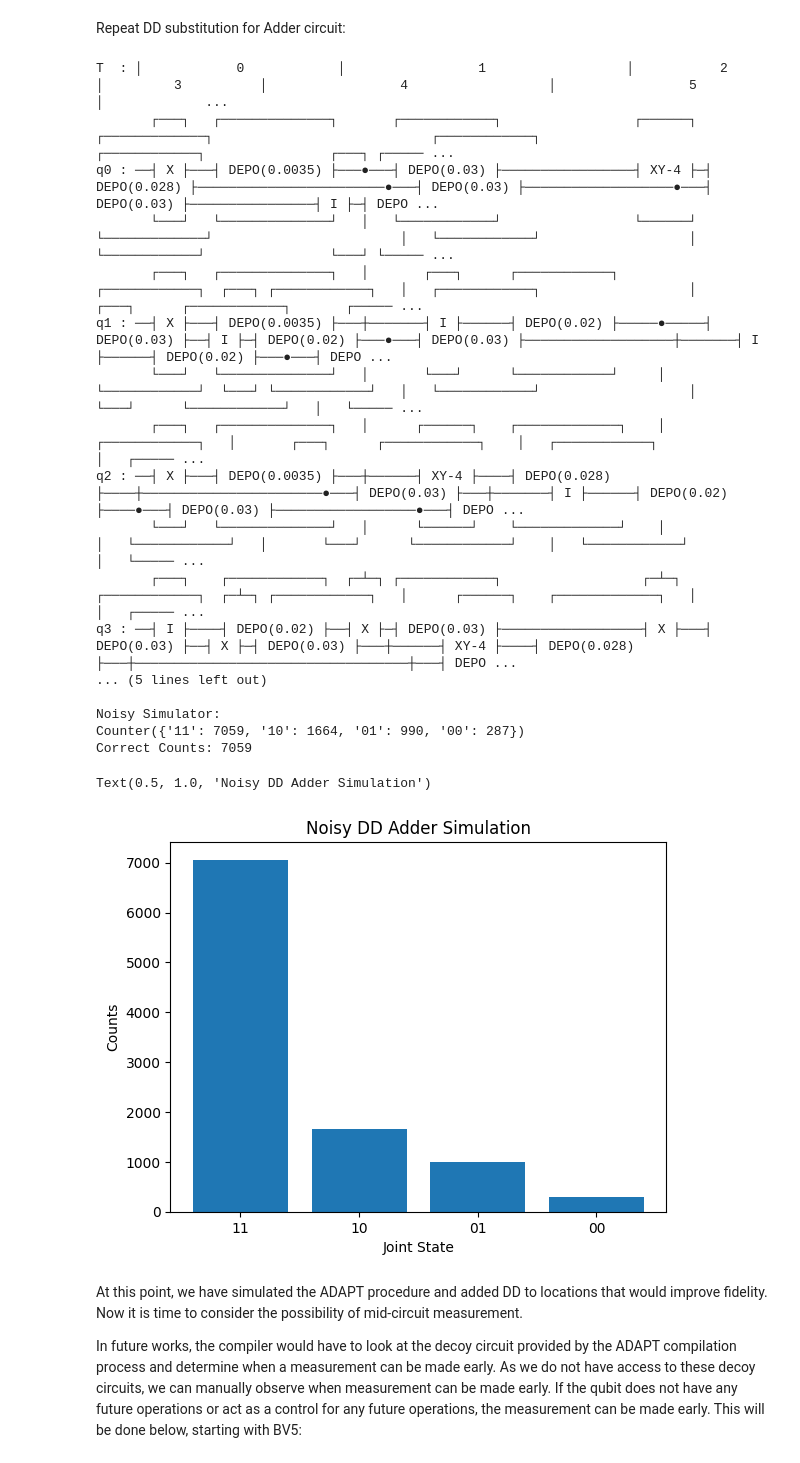
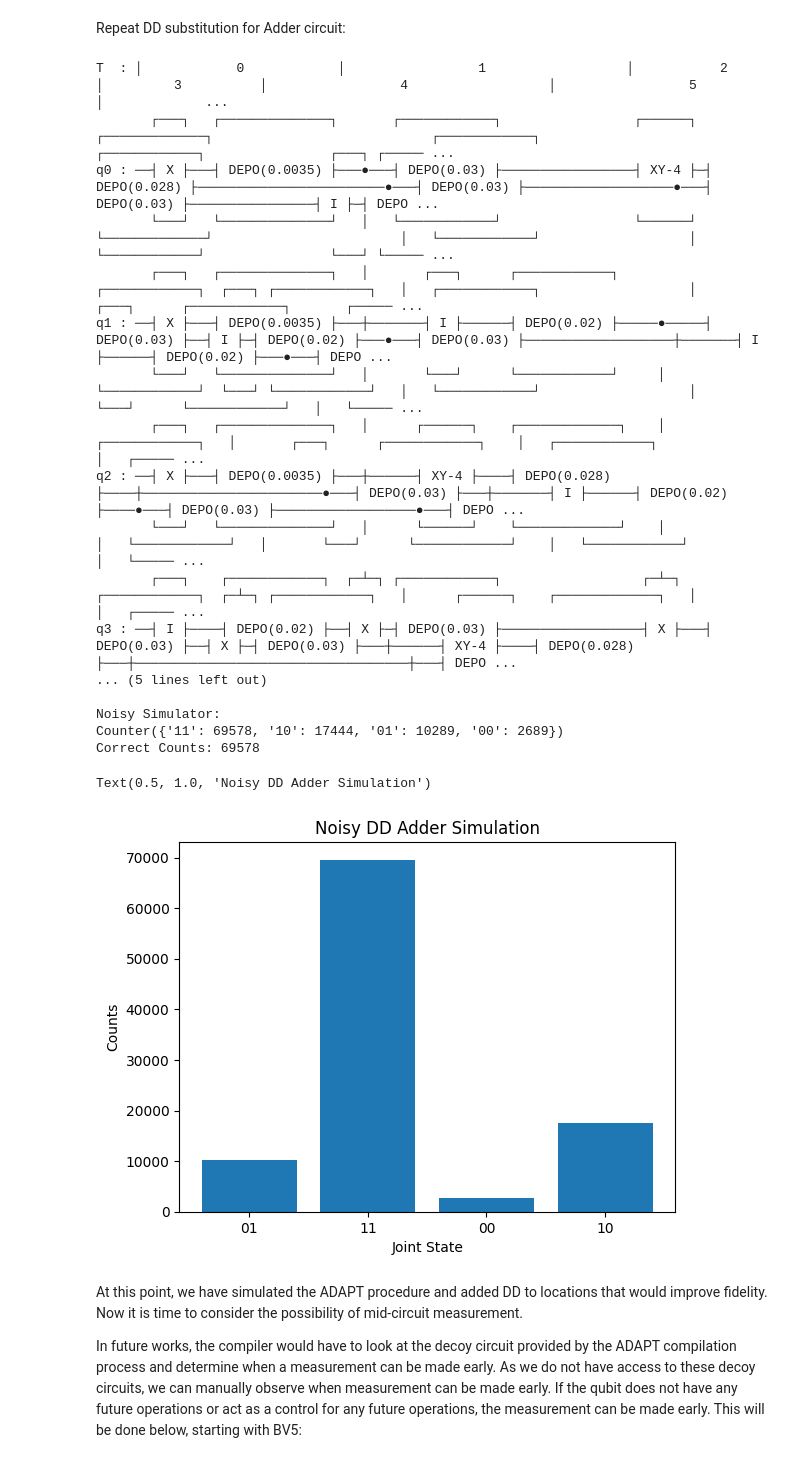
Before and after one commit to pchyrchala/NISQ-Optimization-ADAPT-Using-Mid-Circuit-Measurement, a Jupyter notebook: results.ipynb, the cells around one changed output. Drawn from its saved outputs; the diff is of its cells as text; code cells hidden in the pictures.

```diff
--- a/results.ipynb
+++ b/results.ipynb
@@ -24,9 +20,10 @@ BV5.h(0).h(1).h(2).h(3).h(4)
 BV5.measure(0).measure(1).measure(2).measure(3).measure(4)
 
 print(BV5)
+num_shots = 100000
 
 local_device = LocalSimulator()
-task = local_device.run(BV5, shots=10000)
+task = local_device.run(BV5, shots=num_shots)
 BV5_counts = task.result().measurement_counts
 print("\nDefault Simulator: ")
 print(BV5_counts)
@@ -256,7 +256,7 @@ Because our test circuits are small enough, we are able to consider where to add
 
 We can see from the analysis above that applying DD will not be worth it if idle noise is only applied once between operations, but DD will be worth it if idle noise is applied more than once between operations. DD does not take multiple-qubit gates into consideration. Therefore, we can recreate our circuits with DD applied in windows that would be beneficial, similar to the idea of ADAPT. First, we can simplify the DD process and create an equivalent gate so it is mathematically equivalent but visually easier:
 # %%
-XY_4_Unitary = numpy.array([[1,0],
+XY_4_Unitary = np.array([[1,0],
                             [0,1]])
 
 XY_4_gate = Gate.Unitary(matrix=XY_4_Unitary, display_name="XY-4")
@@ -359,37 +359,37 @@ Noisy_DD_Adder.apply_readout_noise(qubit4_measurement_noise, 4)
 Noisy_DD_Adder.measure(3).measure(4)
 
 print(Noisy_DD_Adder)
 
 noisy_local_device = LocalSimulator("braket_dm")
-task = noisy_local_device.run(Noisy_DD_Adder, shots=10000)
+task = noisy_local_device.run(Noisy_DD_Adder, shots=num_shots)
 Noisy_DD_Adder_counts = task.result().measurement_counts
 print("\nNoisy Simulator: ")
 print(Noisy_DD_Adder_counts)
 print("Correct Counts:", Noisy_DD_Adder_counts['11'])
 plt.bar(Noisy_DD_Adder_counts.keys(), Noisy_DD_Adder_counts.values())
 plt.xlabel('Joint State')
 plt.ylabel('Counts')
 plt.title('Noisy DD Adder Simulation')
 # %% [output]
 T  : │            0            │                 1                  │           2            │         3          │                 4                  │                 5                 │             ...
        ┌───┐   ┌──────────────┐       ┌────────────┐                 ┌──────┐ ┌─────────────┐                            ┌────────────┐                       ┌────────────┐                ┌───┐ ┌───── ...
 q0 : ──┤ X ├───┤ DEPO(0.0035) ├───●───┤ DEPO(0.03) ├─────────────────┤ XY-4 ├─┤ DEPO(0.028) ├────────────────────────●───┤ DEPO(0.03) ├───────────────────●───┤ DEPO(0.03) ├────────────────┤ I ├─┤ DEPO ...
        └───┘   └──────────────┘   │   └────────────┘                 └──────┘ └─────────────┘                        │   └────────────┘                   │   └────────────┘                └───┘ └───── ...
        ┌───┐   ┌──────────────┐   │       ┌───┐      ┌────────────┐           ┌────────────┐  ┌───┐ ┌────────────┐   │   ┌────────────┐                   │       ┌───┐      ┌────────────┐       ┌───── ...
 q1 : ──┤ X ├───┤ DEPO(0.0035) ├───┼───────┤ I ├──────┤ DEPO(0.02) ├─────●─────┤ DEPO(0.03) ├──┤ I ├─┤ DEPO(0.02) ├───●───┤ DEPO(0.03) ├───────────────────┼───────┤ I ├──────┤ DEPO(0.02) ├───●───┤ DEPO ...
        └───┘   └──────────────┘   │       └───┘      └────────────┘     │     └────────────┘  └───┘ └────────────┘   │   └────────────┘                   │       └───┘      └────────────┘   │   └───── ...
        ┌───┐   ┌──────────────┐   │      ┌──────┐    ┌─────────────┐    │                           ┌────────────┐   │       ┌───┐      ┌────────────┐    │   ┌────────────┐                  │   ┌───── ...
 q2 : ──┤ X ├───┤ DEPO(0.0035) ├───┼──────┤ XY-4 ├────┤ DEPO(0.028) ├────┼───────────────────────●───┤ DEPO(0.03) ├───┼───────┤ I ├──────┤ DEPO(0.02) ├────●───┤ DEPO(0.03) ├──────────────────●───┤ DEPO ...
        └───┘   └──────────────┘   │      └──────┘    └─────────────┘    │                       │   └────────────┘   │       └───┘      └────────────┘    │   └────────────┘                  │   └───── ...
        ┌───┐    ┌────────────┐  ┌─┴─┐ ┌────────────┐                  ┌─┴─┐   ┌────────────┐  ┌─┴─┐ ┌────────────┐   │      ┌──────┐    ┌─────────────┐   │                                   │   ┌───── ...
 q3 : ──┤ I ├────┤ DEPO(0.02) ├──┤ X ├─┤ DEPO(0.03) ├──────────────────┤ X ├───┤ DEPO(0.03) ├──┤ X ├─┤ DEPO(0.03) ├───┼──────┤ XY-4 ├────┤ DEPO(0.028) ├───┼───────────────────────────────────┼───┤ DEPO ...
 ... (5 lines left out)
 
 Noisy Simulator:
-Counter({'11': 7059, '10': 1664, '01': 990, '00': 287})
-Correct Counts: 7059
+Counter({'11': 69578, '10': 17444, '01': 10289, '00': 2689})
+Correct Counts: 69578
 Text(0.5, 1.0, 'Noisy DD Adder Simulation')
-[figure, old version]
+[figure, new version]
 # %% [markdown]
 At this point, we have simulated the ADAPT procedure and added DD to locations that would improve fidelity. Now it is time to consider the possibility of mid-circuit measurement.
 
```
Also changed, not shown: parts of 10 cells of this notebook.
